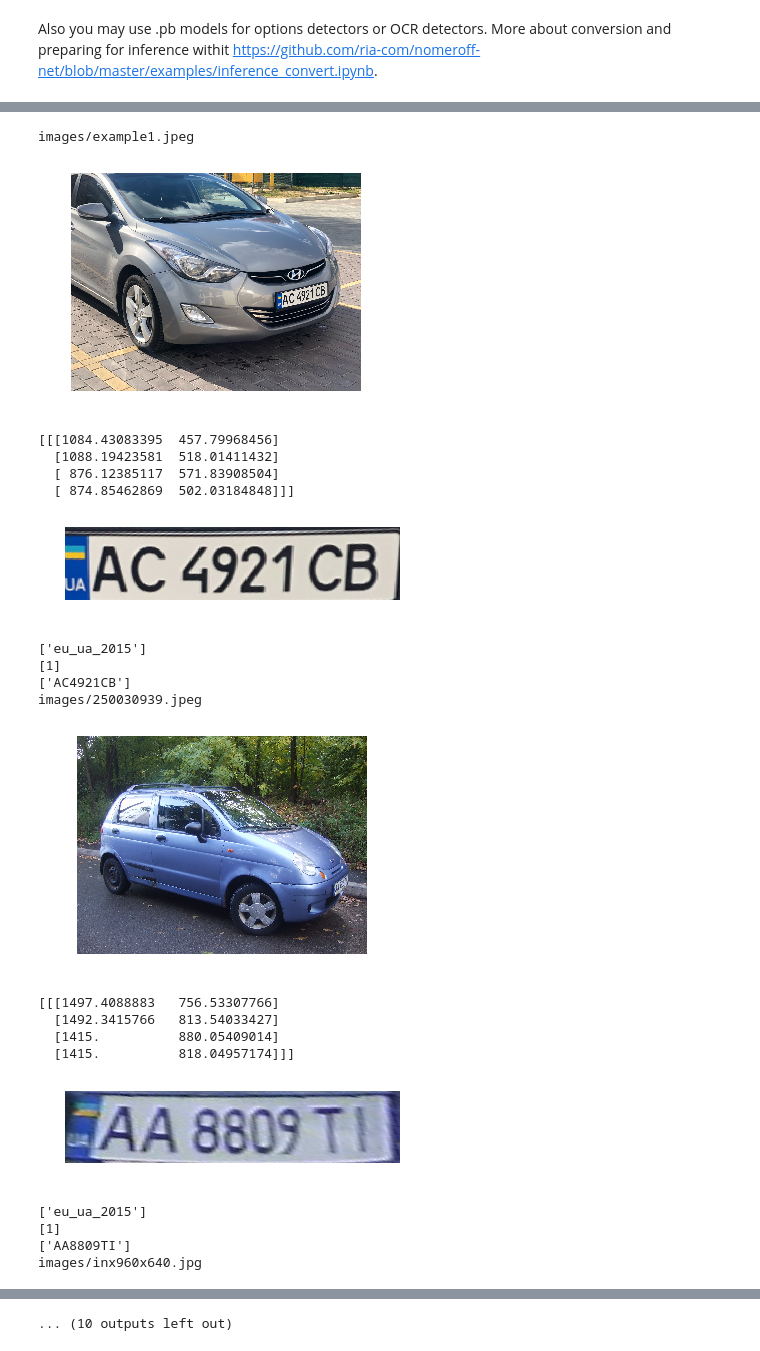
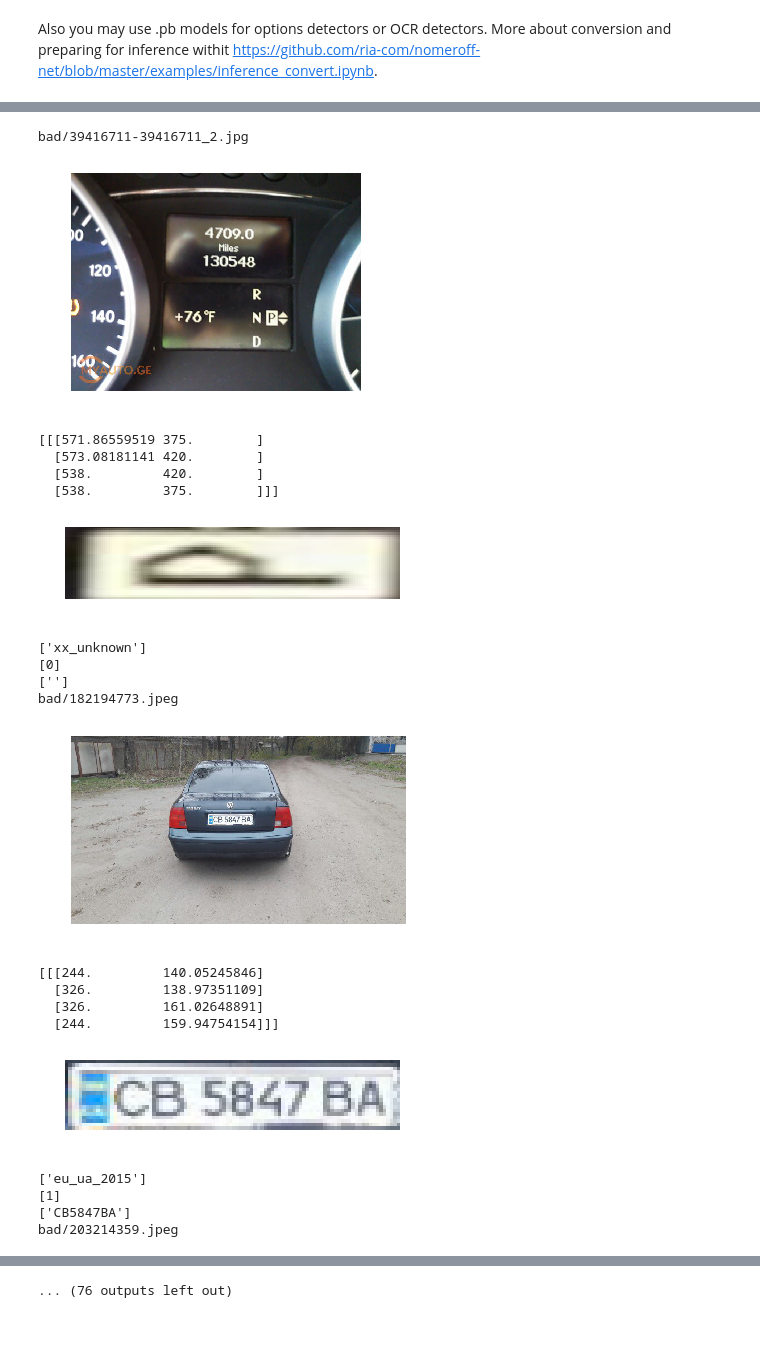
Before and after one commit to ria-com/nomeroff-net, a Jupyter notebook: examples/demo3.ipynb, the cells around one changed output, grey strips where cells are left out. Cells and saved outputs as stored; diff of their text form; code cells hidden in the pictures.

```diff
--- a/examples/demo3.ipynb
+++ b/examples/demo3.ipynb
@@ -92,6 +92,6 @@ W0522 15:52:57.387212 139967930828096 deprecation.py:237] From /usr/local/lib64/
 # %%
 # Walking through the ./examples/images/ directory and checking each of the images for license plates.
-rootDir = 'images/'
+rootDir = 'bad/'
 
 max_img_w = 1600
 for dirName, subdirList, fileList in os.walk(rootDir):
@@ -118,51 +118,51 @@ for dirName, subdirList, fileList in os.walk(rootDir):
         NP = nnet.detect([resized_img])
 
         # Generate image mask.
         cv_img_masks = await filters.cv_img_mask_async(NP)
 
         # Detect points.
         arrPoints = await rectDetector.detectAsync(cv_img_masks, outboundHeightOffset=3-img_w_r, fixGeometry=True, fixRectangleAngle=10)
         print(arrPoints)
         arrPoints[..., 1:2] = arrPoints[..., 1:2]*img_h_r
         arrPoints[..., 0:1] = arrPoints[..., 0:1]*img_w_r
 
         # cut zones
         zones = await rectDetector.get_cv_zonesBGR_async(img, arrPoints)
         toShowZones = await rectDetector.get_cv_zonesRGB_async(img, arrPoints)
         for zone, points in zip(toShowZones, arrPoints):
             plt.axis("off")
             plt.imshow(zone)
             plt.show()
 
         # find standart
         regionIds, stateIds, countLines = optionsDetector.predict(zones)
         regionNames = optionsDetector.getRegionLabels(regionIds)
         print(regionNames)
         print(countLines)
 
         # find text with postprocessing by standart
         textArr = textDetector.predict(zones, regionNames, countLines)
         textArr = await textPostprocessingAsync(textArr, regionNames)
         print(textArr)
 # %% [output]
-images/example1.jpeg
+bad/39416711-39416711_2.jpg
-[figure, old version]
+[figure, new version]
-[[[1084.43083395  457.79968456]
-  [1088.19423581  518.01411432]
-  [ 876.12385117  571.83908504]
-  [ 874.85462869  502.03184848]]]
+[[[571.86559519 375.        ]
+  [573.08181141 420.        ]
+  [538.         420.        ]
+  [538.         375.        ]]]
-[figure, old version]
+[figure, new version]
-['eu_ua_2015']
-[1]
-['AC4921CB']
-images/250030939.jpeg
+['xx_unknown']
+[0]
+['']
+bad/182194773.jpeg
-[figure, old version]
+[figure, new version]
-[[[1497.4088883   756.53307766]
-  [1492.3415766   813.54033427]
-  [1415.          880.05409014]
-  [1415.          818.04957174]]]
+[[[244.         140.05245846]
+  [326.         138.97351109]
+  [326.         161.02648891]
+  [244.         159.94754154]]]
-[figure, old version]
+[figure, new version]
 ['eu_ua_2015']
 [1]
-['AA8809TI']
-images/inx960x640.jpg
+['CB5847BA']
+bad/203214359.jpeg
@@ -175 +175 @@ images/inx960x640.jpg
-... (10 outputs left out)
+... (76 outputs left out)
```
Also changed, not shown: parts of 2 cells of this notebook, 6 other files.
